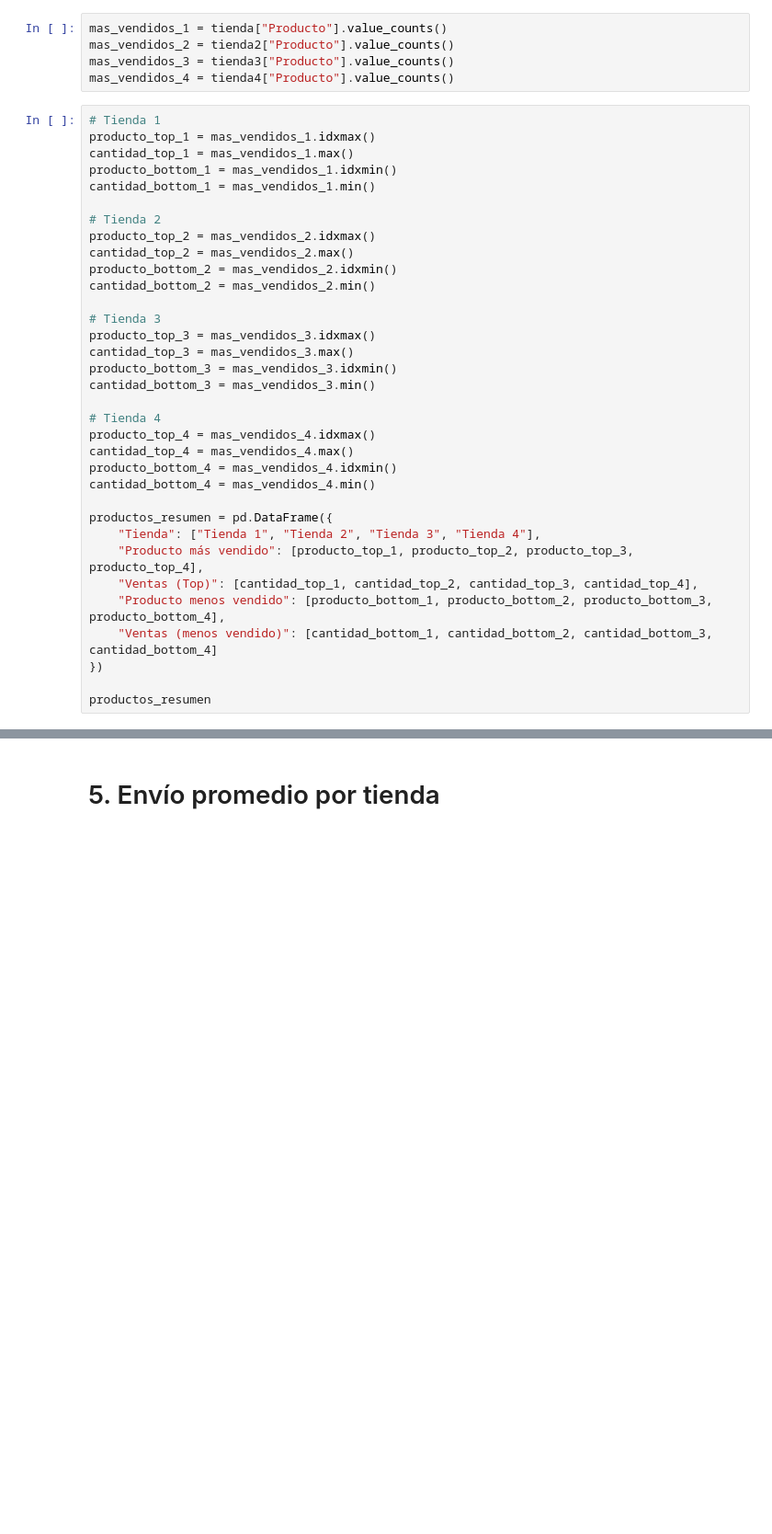
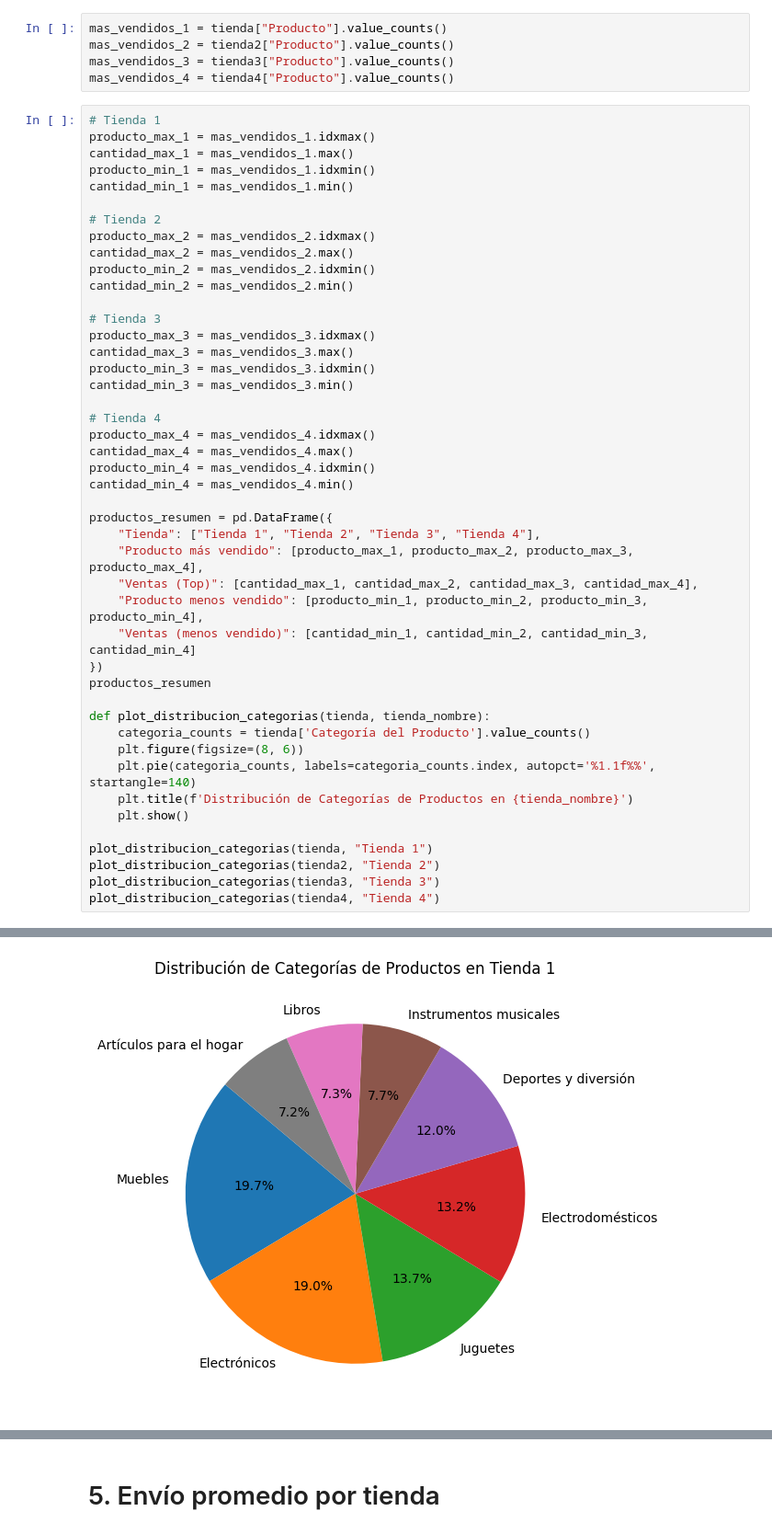
Before and after one commit to Stiven2308/Challenge1_Alura, a Jupyter notebook: AluraStoreLatam.ipynb, the cells around one changed output, grey strips where cells are left out. Shown at 92% size. Saved outputs shown, nothing was run; the diff lists cells and outputs as text; blank space fills up the shorter version.

```diff
--- a/AluraStoreLatam.ipynb
+++ b/AluraStoreLatam.ipynb
@@ -132,36 +132,47 @@ mas_vendidos_3 = tienda3["Producto"].value_counts()
 mas_vendidos_4 = tienda4["Producto"].value_counts()
 # %%
 # Tienda 1
-producto_top_1 = mas_vendidos_1.idxmax()
-cantidad_top_1 = mas_vendidos_1.max()
-producto_bottom_1 = mas_vendidos_1.idxmin()
-cantidad_bottom_1 = mas_vendidos_1.min()
+producto_max_1 = mas_vendidos_1.idxmax()
+cantidad_max_1 = mas_vendidos_1.max()
+producto_min_1 = mas_vendidos_1.idxmin()
+cantidad_min_1 = mas_vendidos_1.min()
 
 # Tienda 2
-producto_top_2 = mas_vendidos_2.idxmax()
-cantidad_top_2 = mas_vendidos_2.max()
-producto_bottom_2 = mas_vendidos_2.idxmin()
-cantidad_bottom_2 = mas_vendidos_2.min()
+producto_max_2 = mas_vendidos_2.idxmax()
+cantidad_max_2 = mas_vendidos_2.max()
+producto_min_2 = mas_vendidos_2.idxmin()
+cantidad_min_2 = mas_vendidos_2.min()
 
 # Tienda 3
-producto_top_3 = mas_vendidos_3.idxmax()
-cantidad_top_3 = mas_vendidos_3.max()
-producto_bottom_3 = mas_vendidos_3.idxmin()
-cantidad_bottom_3 = mas_vendidos_3.min()
+producto_max_3 = mas_vendidos_3.idxmax()
+cantidad_max_3 = mas_vendidos_3.max()
+producto_min_3 = mas_vendidos_3.idxmin()
+cantidad_min_3 = mas_vendidos_3.min()
 
 # Tienda 4
-producto_top_4 = mas_vendidos_4.idxmax()
-cantidad_top_4 = mas_vendidos_4.max()
-producto_bottom_4 = mas_vendidos_4.idxmin()
-cantidad_bottom_4 = mas_vendidos_4.min()
+producto_max_4 = mas_vendidos_4.idxmax()
+cantidad_max_4 = mas_vendidos_4.max()
+producto_min_4 = mas_vendidos_4.idxmin()
+cantidad_min_4 = mas_vendidos_4.min()
 
 productos_resumen = pd.DataFrame({
     "Tienda": ["Tienda 1", "Tienda 2", "Tienda 3", "Tienda 4"],
-    "Producto más vendido": [producto_top_1, producto_top_2, producto_top_3, producto_top_4],
-    "Ventas (Top)": [cantidad_top_1, cantidad_top_2, cantidad_top_3, cantidad_top_4],
-    "Producto menos vendido": [producto_bottom_1, producto_bottom_2, producto_bottom_3, producto_bottom_4],
-    "Ventas (menos vendido)": [cantidad_bottom_1, cantidad_bottom_2, cantidad_bottom_3, cantidad_bottom_4]
+    "Producto más vendido": [producto_max_1, producto_max_2, producto_max_3, producto_max_4],
+    "Ventas (Top)": [cantidad_max_1, cantidad_max_2, cantidad_max_3, cantidad_max_4],
+    "Producto menos vendido": [producto_min_1, producto_min_2, producto_min_3, producto_min_4],
+    "Ventas (menos vendido)": [cantidad_min_1, cantidad_min_2, cantidad_min_3, cantidad_min_4]
 })
+productos_resumen
 
-productos_resumen
+def plot_distribucion_categorias(tienda, tienda_nombre):
+    categoria_counts = tienda['Categoría del Producto'].value_counts()
+    plt.figure(figsize=(8, 6))
+    plt.pie(categoria_counts, labels=categoria_counts.index, autopct='%1.1f%%', startangle=140)
+    plt.title(f'Distribución de Categorías de Productos en {tienda_nombre}')
+    plt.show()
+
+plot_distribucion_categorias(tienda, "Tienda 1")
+plot_distribucion_categorias(tienda2, "Tienda 2")
+plot_distribucion_categorias(tienda3, "Tienda 3")
+plot_distribucion_categorias(tienda4, "Tienda 4")
 # %% [output]
@@ -172,0 +179 @@ productos_resumen
+[figure, added]
```
Also changed, not shown: parts of 2 cells of this notebook.
